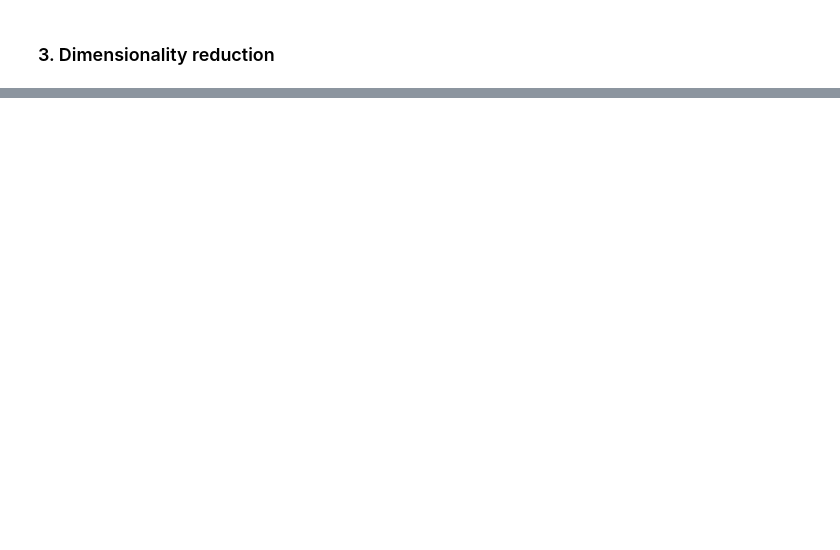
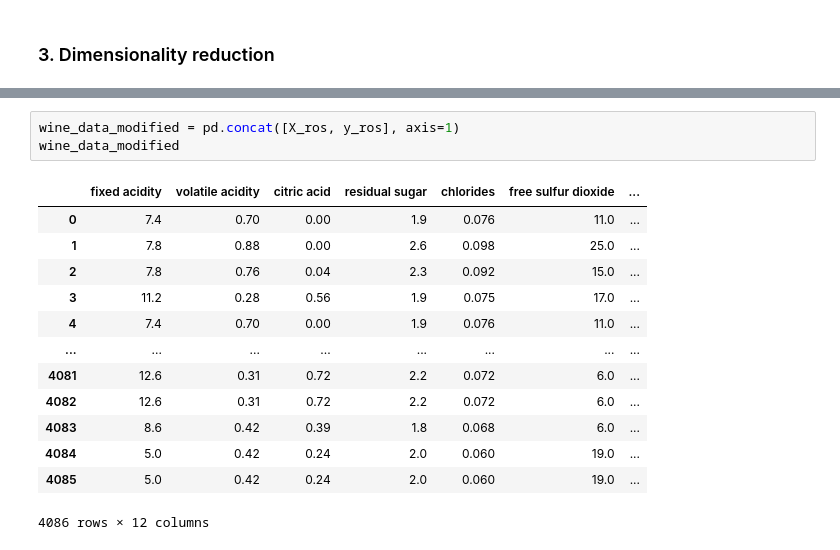
Before and after one commit to ananddotiyer/IIT-M, a Jupyter notebook: My Notes/MLP/Week2.ipynb, the cells around one changed output, grey strips where cells are left out. Drawn from its saved outputs; the diff is of its cells as text; blank space fills up the shorter version.

```diff
--- a/My Notes/MLP/Week2.ipynb
+++ b/My Notes/MLP/Week2.ipynb
@@ -769,0 +802,17 @@ Resample dataset shape:: Counter({3: 10, 4: 10, 5: 10, 6: 10, 7: 10, 8: 10})
+# %%
+wine_data_modified = pd.concat([X_ros, y_ros], axis=1)
+wine_data_modified
+# %% [output]
+|  | fixed acidity | volatile acidity | citric acid | residual sugar | chlorides | free sulfur dioxide | ... |
+| 0 | 7.4 | 0.70 | 0.00 | 1.9 | 0.076 | 11.0 | ... |
+| 1 | 7.8 | 0.88 | 0.00 | 2.6 | 0.098 | 25.0 | ... |
+| 2 | 7.8 | 0.76 | 0.04 | 2.3 | 0.092 | 15.0 | ... |
+| 3 | 11.2 | 0.28 | 0.56 | 1.9 | 0.075 | 17.0 | ... |
+| 4 | 7.4 | 0.70 | 0.00 | 1.9 | 0.076 | 11.0 | ... |
+| ... | ... | ... | ... | ... | ... | ... | ... |
+| 4081 | 12.6 | 0.31 | 0.72 | 2.2 | 0.072 | 6.0 | ... |
+| 4082 | 12.6 | 0.31 | 0.72 | 2.2 | 0.072 | 6.0 | ... |
+| 4083 | 8.6 | 0.42 | 0.39 | 1.8 | 0.068 | 6.0 | ... |
+| 4084 | 5.0 | 0.42 | 0.24 | 2.0 | 0.060 | 19.0 | ... |
+| 4085 | 5.0 | 0.42 | 0.24 | 2.0 | 0.060 | 19.0 | ... |
+4086 rows × 12 columns
```
Also changed, not shown: parts of 84 cells of this notebook.
